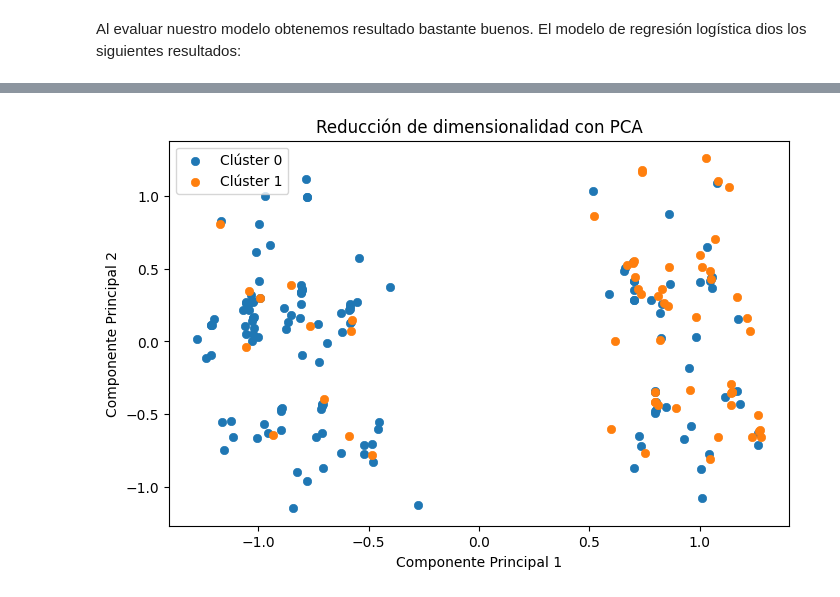
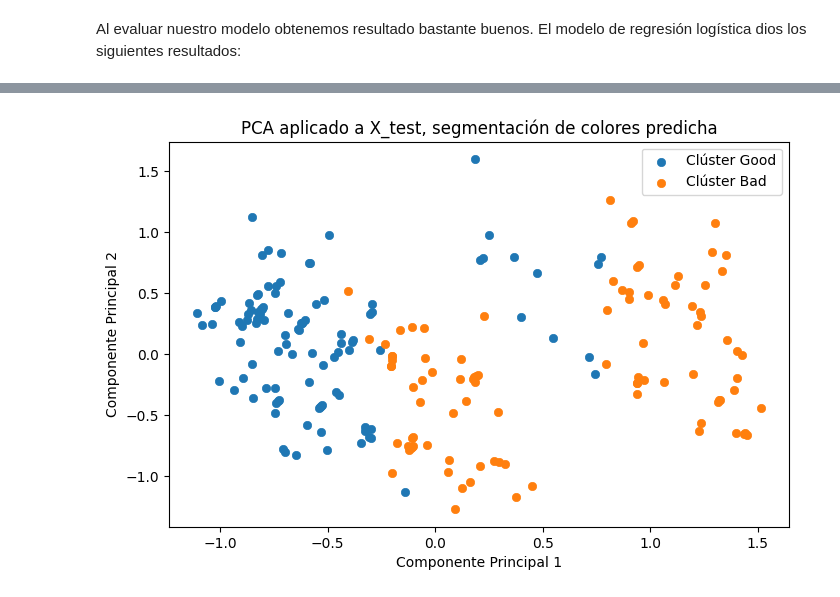
Before and after one commit to Crescencio1/Credit_Risk_Analysis, a Jupyter notebook: CreditRiskAnalysis-K-Means.ipynb, the cells around one changed output, grey strips where cells are left out. Drawn from its saved outputs; the diff is of its cells as text; code cells hidden in the pictures.

Commit message:
fix: Se corrige la sección "Análisis de componentes principales (segunda revisión)"

```diff
--- a/CreditRiskAnalysis-K-Means.ipynb
+++ b/CreditRiskAnalysis-K-Means.ipynb
@@ -366,6 +366,7 @@ X_pca = model_pca.fit_transform(X_train)
 
 # Graficar cada cluster
 plt.figure(figsize=(8, 5))
+categorias = ["Good","Bad"]
 
 for cluster in [0, 1]: #Recordemos que para la columna cat__Risk_Bad 1 representa la categoria positiva "Bad"
     mask = X_train["cat__Risk_Bad"] == cluster
@@ -373,13 +374,13 @@ for cluster in [0, 1]: #Recordemos que para la columna cat__Risk_Bad 1 represent
     plt.scatter(
         X_pca[mask, 0],
         X_pca[mask, 1],
-        label=f"Clúster {cluster}",
+        label=f"Clúster {categorias[cluster]}",
         linewidth=0.5
     )
 
 plt.xlabel("Componente Principal 1")
 plt.ylabel("Componente Principal 2")
-plt.title("Reducción de dimensionalidad con PCA")
+plt.title("PCA aplicado a X_train")
 plt.legend()
 
 plt.show()
@@ -417,0 +393,24 @@ plt.show()
+# %%
+# Entrenamiento del modelo y obtención del resultado
+X_pca = model_pca.fit_transform(X_train.drop(columns=["cat__Risk_Bad", "cat__Risk_Good"]))
+
+# Graficar cada cluster
+plt.figure(figsize=(8, 5))
+categorias = ["Good","Bad"]
+
+for cluster in [0, 1]: #Recordemos que para la columna cat__Risk_Bad 1 representa la categoria positiva "Bad"
+    mask = X_train["cat__Risk_Bad"] == cluster
+
+    plt.scatter(
+        X_pca[mask, 0],
+        X_pca[mask, 1],
+        label=f"Clúster {categorias[cluster]}",
+        linewidth=0.5
+    )
+
+plt.xlabel("Componente Principal 1")
+plt.ylabel("Componente Principal 2")
+plt.title('PCA aplicado a X_train-["cat__Risk_Bad", "cat__Risk_Good"]')
+plt.legend()
+
+plt.show()
@@ -418,30 +423,26 @@ plt.show()
 # %%
-# Definimos el modelo
-model_pca = PCA(n_components=2)
-
-X_test_and_pred = X_test_limpio.assign(cat__Risk_Bad=y_pred).assign(cat__Risk_Good=abs(y_pred-1))
-
 # Entrenamiento del modelo y obtención del resultado
-X_pca = model_pca.fit_transform(X_test_and_pred)
+X_pca = model_pca.fit_transform(X_test)
 
 # Graficar cada cluster
 plt.figure(figsize=(8, 5))
+categorias = ["Good","Bad"]
 
 for cluster in [0,1]:
-    mask = X_test["cat__Risk_Bad"] == cluster
+    mask = y_pred == cluster
 
     plt.scatter(
         X_pca[mask, 0],
         X_pca[mask, 1],
-        label=f"Clúster {cluster}",
+        label=f"Clúster {categorias[cluster]}",
         linewidth=0.5
     )
 
 plt.xlabel("Componente Principal 1")
 plt.ylabel("Componente Principal 2")
-plt.title("Reducción de dimensionalidad con PCA")
+plt.title("PCA aplicado a X_test, segmentación de colores predicha")
 plt.legend()
 
 plt.show()
 # %% [output]
-[figure, old version]
+[figure, new version]
```
Also changed, not shown: parts of 14 cells of this notebook.
